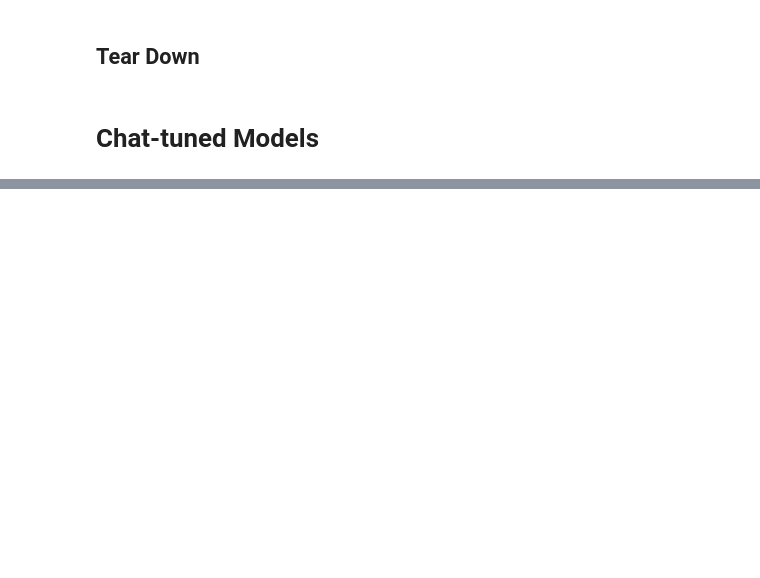
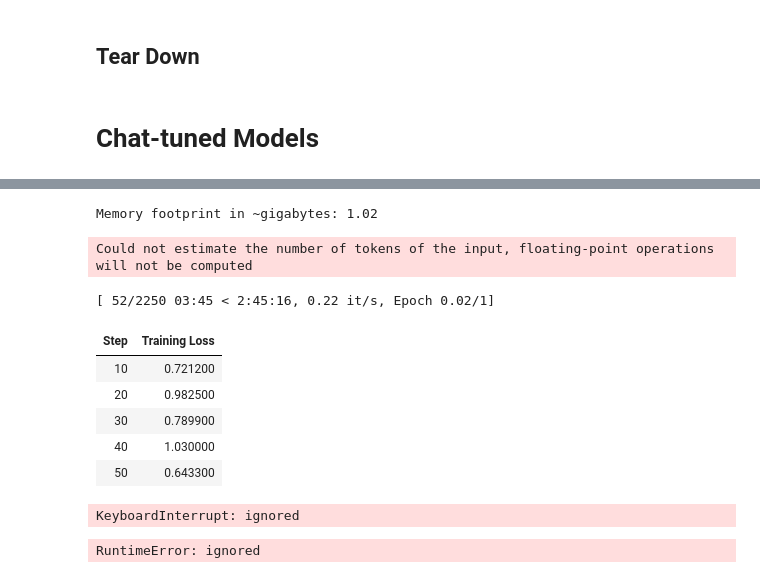
Before and after one commit to tim-a-davis/silly_little_language_modeling_thing_at_utd, a Jupyter notebook: CurtGPT.ipynb, the cells around one changed output, grey strips where cells are left out. Saved outputs shown, nothing was run; the diff lists cells and outputs as text; code cells hidden in the pictures; blank space fills up the shorter version.

```diff
--- a/CurtGPT.ipynb
+++ b/CurtGPT.ipynb
@@ -608,0 +735,12 @@ ASSISTANT: A master-at-arms is someone who has been specially trained to use wea
+# %%
+print("Memory footprint in ~gigabytes: {:.2f}".format(ref_model.get_memory_footprint() / 1e9))
+# %% [output]
+Memory footprint in ~gigabytes: 1.02
+# %%
+def _set_gradient_checkpointing(module, value=False):
+        if isinstance(module, type(base_model)):
+            module.gradient_checkpointing = value
+
+
+base_model._set_gradient_checkpointing = _set_gradient_checkpointing
+ref_model._set_gradient_checkpointing = _set_gradient_checkpointing
@@ -608,0 +762,50 @@ ASSISTANT: A master-at-arms is someone who has been specially trained to use wea
+# %%
+if torch.cuda.get_device_name() == "Tesla T4":
+    training_args = TrainingArguments(
+        per_device_train_batch_size=1,
+        gradient_accumulation_steps=4,
+        num_train_epochs=1,
+        logging_steps=10,
+        save_steps=100,
+        save_strategy="epoch",
+        learning_rate=5e-4,
+        output_dir="./curtgpt",
+        report_to="none",
+        lr_scheduler_type="cosine",
+        warmup_ratio=0.05,
+        optim="paged_adamw_8bit",
+        bf16=False,
+        remove_unused_columns=False,
+        gradient_checkpointing=True
+    )
+elif torch.cuda.get_device_name() == ""
+# %%
+dpo_trainer = DPOTrainer(
+    base_model,
+    ref_model,
+    args=training_args,
+    beta=0.1,
+    train_dataset=train,
+    eval_dataset=eval,
+    tokenizer=tokenizer,
+    peft_config=peft_config,
+    max_prompt_length=256,
+    max_length=512, # model maximum for Phi 1.5 is 2048 but won't fit in memory on a crappy Tesla T4
+)
+# %%
+dpo_trainer.train()
+# %% [output]
+Could not estimate the number of tokens of the input, floating-point operations will not be computed
+[ 52/2250 03:45 < 2:45:16, 0.22 it/s, Epoch 0.02/1]
+| Step | Training Loss |
+| 10 | 0.721200 |
+| 20 | 0.982500 |
+| 30 | 0.789900 |
+| 40 | 1.030000 |
+| 50 | 0.643300 |
+KeyboardInterrupt: ignored
+# %%
+import torch
+torch.cuda.get_device_name()
+# %% [output]
+RuntimeError: ignored
```
Also changed, not shown: parts of 14 cells of this notebook.
